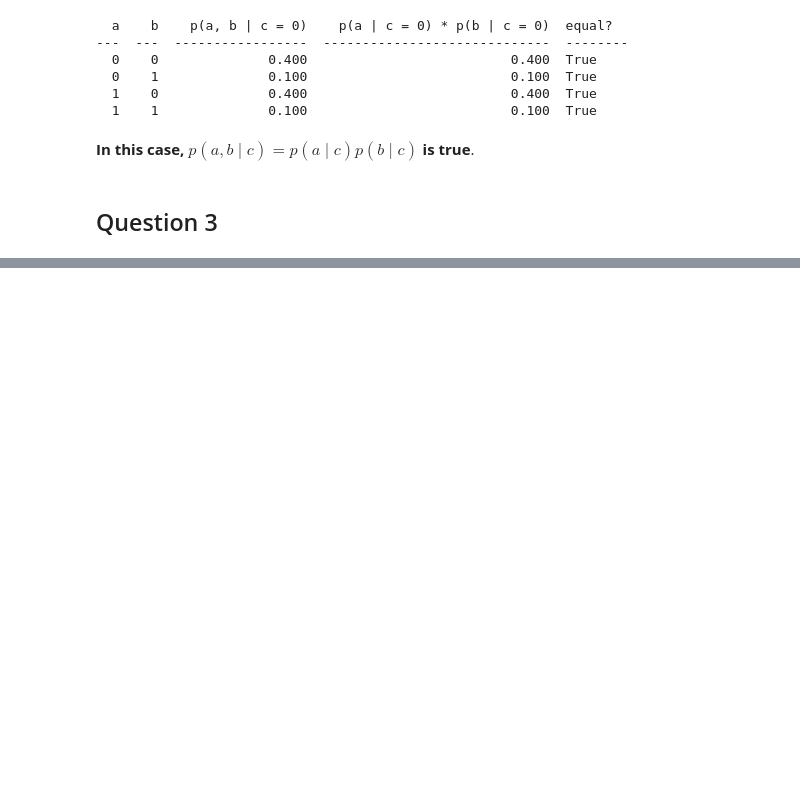
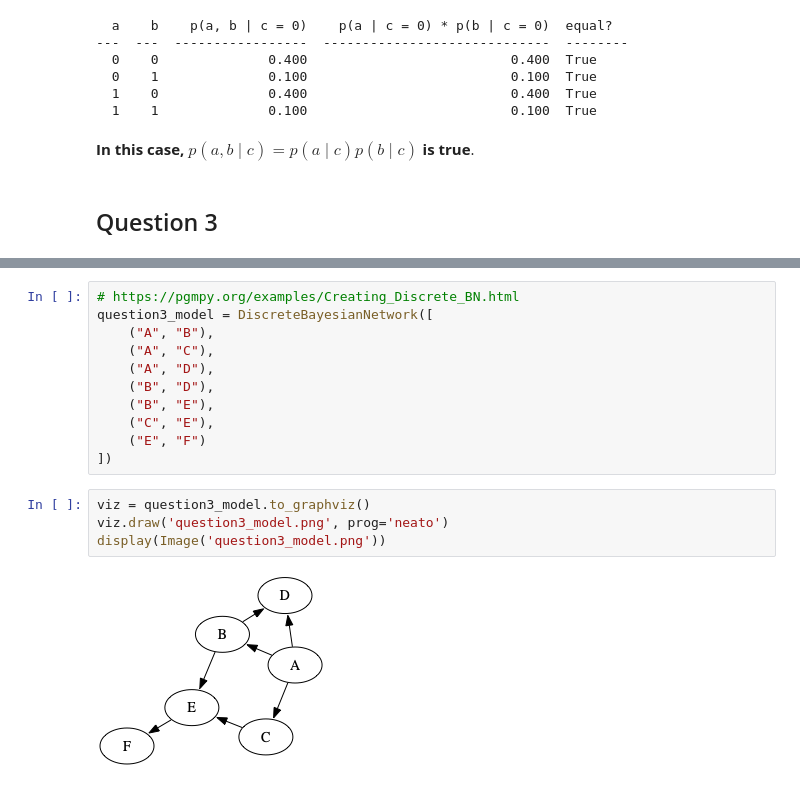
Before and after one commit to steven-s/605_745_reasoning_under_uncertainty, a Jupyter notebook: notebooks/module05/problem_set_3.ipynb, the cells around one changed output, grey strips where cells are left out. Drawn from its saved outputs; the diff is of its cells as text; blank space fills up the shorter version.

```diff
--- a/notebooks/module05/problem_set_3.ipynb
+++ b/notebooks/module05/problem_set_3.ipynb
@@ -375,0 +384,17 @@ print(
+# %%
+# https://pgmpy.org/examples/Creating_Discrete_BN.html
+question3_model = DiscreteBayesianNetwork([
+    ("A", "B"),
+    ("A", "C"),
+    ("A", "D"),
+    ("B", "D"),
+    ("B", "E"),
+    ("C", "E"),
+    ("E", "F")
+])
+# %%
+viz = question3_model.to_graphviz()
+viz.draw('question3_model.png', prog='neato')
+display(Image('question3_model.png'))
+# %% [output]
+[figure, added]
```
Also changed, not shown: parts of 33 cells of this notebook, 8 other files.
